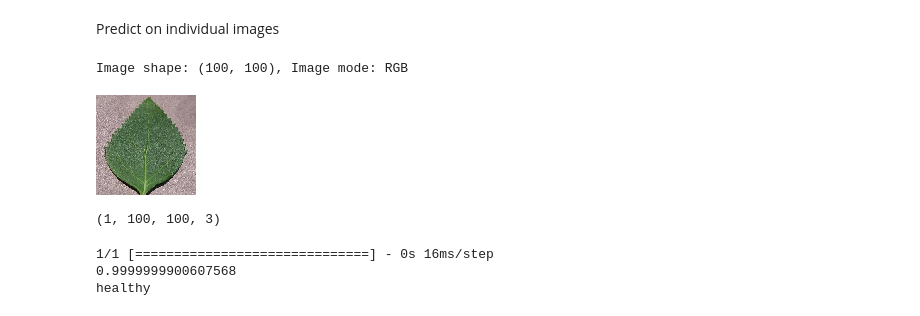
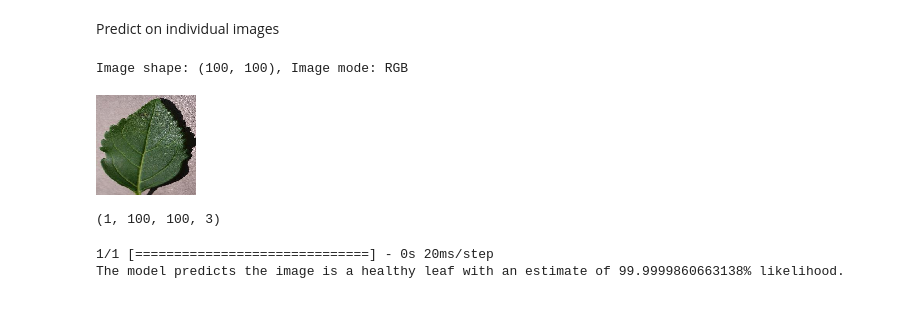
Before and after one commit to StephenPhilipOFlynn/project5-mildrew, a Jupyter notebook: jupyter_notebooks/04 - MODELLING AND EVALUATION.ipynb, the cells around one changed output. Saved outputs shown, nothing was run; the diff lists cells and outputs as text; code cells hidden in the pictures.

Commit message:
update syntax on image classifier

```diff
--- a/jupyter_notebooks/04 - MODELLING AND EVALUATION.ipynb
+++ b/jupyter_notebooks/04 - MODELLING AND EVALUATION.ipynb
@@ -347,16 +347,16 @@ Predict on individual images
 # %%
 from tensorflow.keras.preprocessing import image
 
-pointer = 232
+pointer = 36
 label = labels[0] # select 0 for Healthy or 1 for Mildew Infected
 
 pil_image = image.load_img(test_path + '/'+ label + '/'+ os.listdir(test_path+'/'+ label)[pointer],
                           target_size=(100, 100), color_mode='rgb')
 print(f'Image shape: {pil_image.size}, Image mode: {pil_image.mode}')
 pil_image
 # %% [output]
 Image shape: (100, 100), Image mode: RGB
-[figure, old version]
+[figure, new version]
 # %%
 my_image = image.img_to_array(pil_image)
 my_image = np.expand_dims(my_image, axis=0)/255
@@ -370,10 +370,9 @@ target_map = {v: k for k, v in train_set.class_indices.items()}
 pred_class =  target_map[pred_proba > 0.5]
 
 if pred_class == target_map[0]: pred_proba = 1 - pred_proba
+pred_proba_perc = pred_proba * 100
 
-print(pred_proba)
-print(pred_class)
+print(f'The model predicts the image is a {pred_class} leaf with an estimate of {pred_proba_perc}% likelihood.')
 # %% [output]
-1/1 [==============================] - 0s 16ms/step
-0.9999999900607568
-healthy
+1/1 [==============================] - 0s 20ms/step
+The model predicts the image is a healthy leaf with an estimate of 99.9999860663138% likelihood.
```
